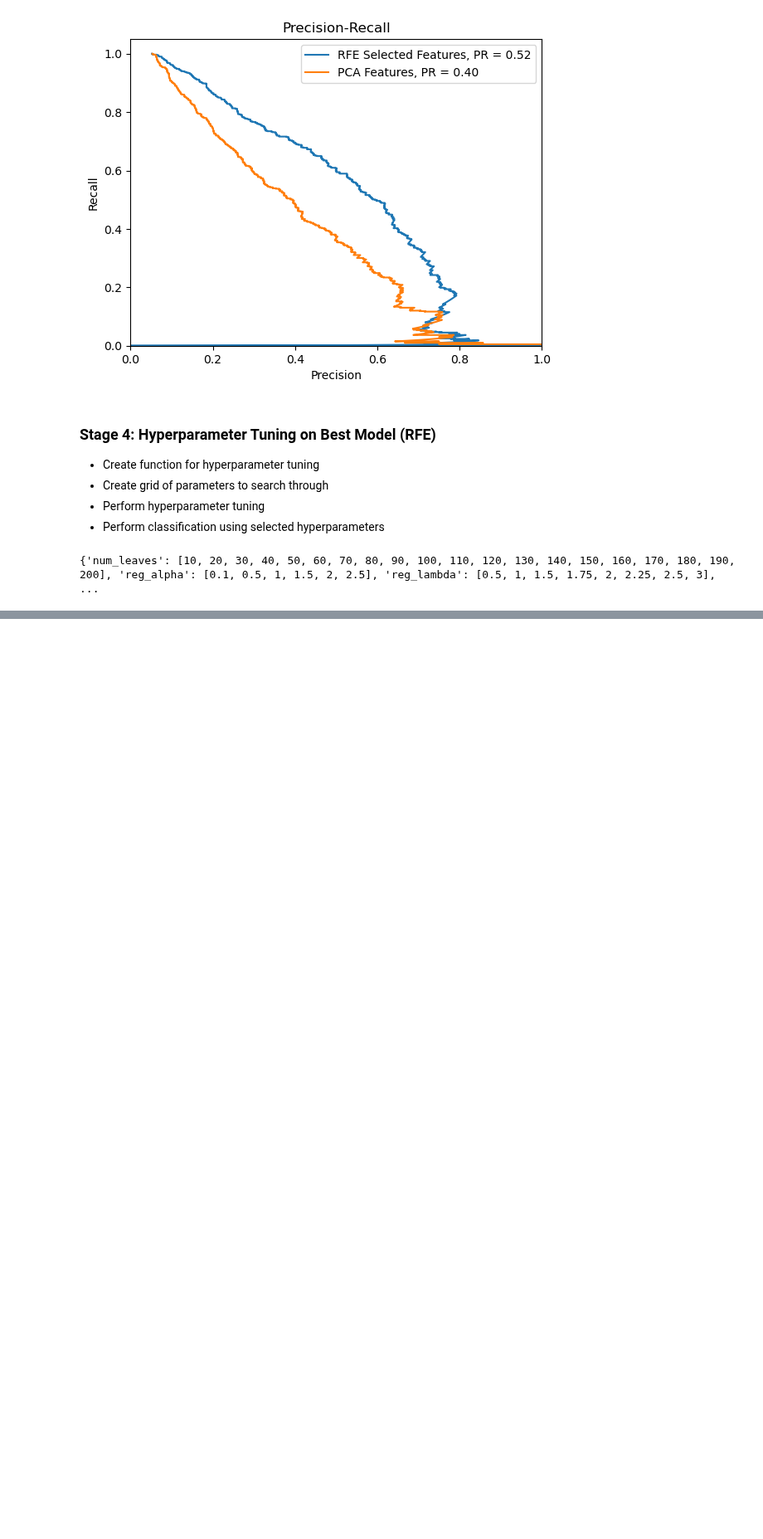
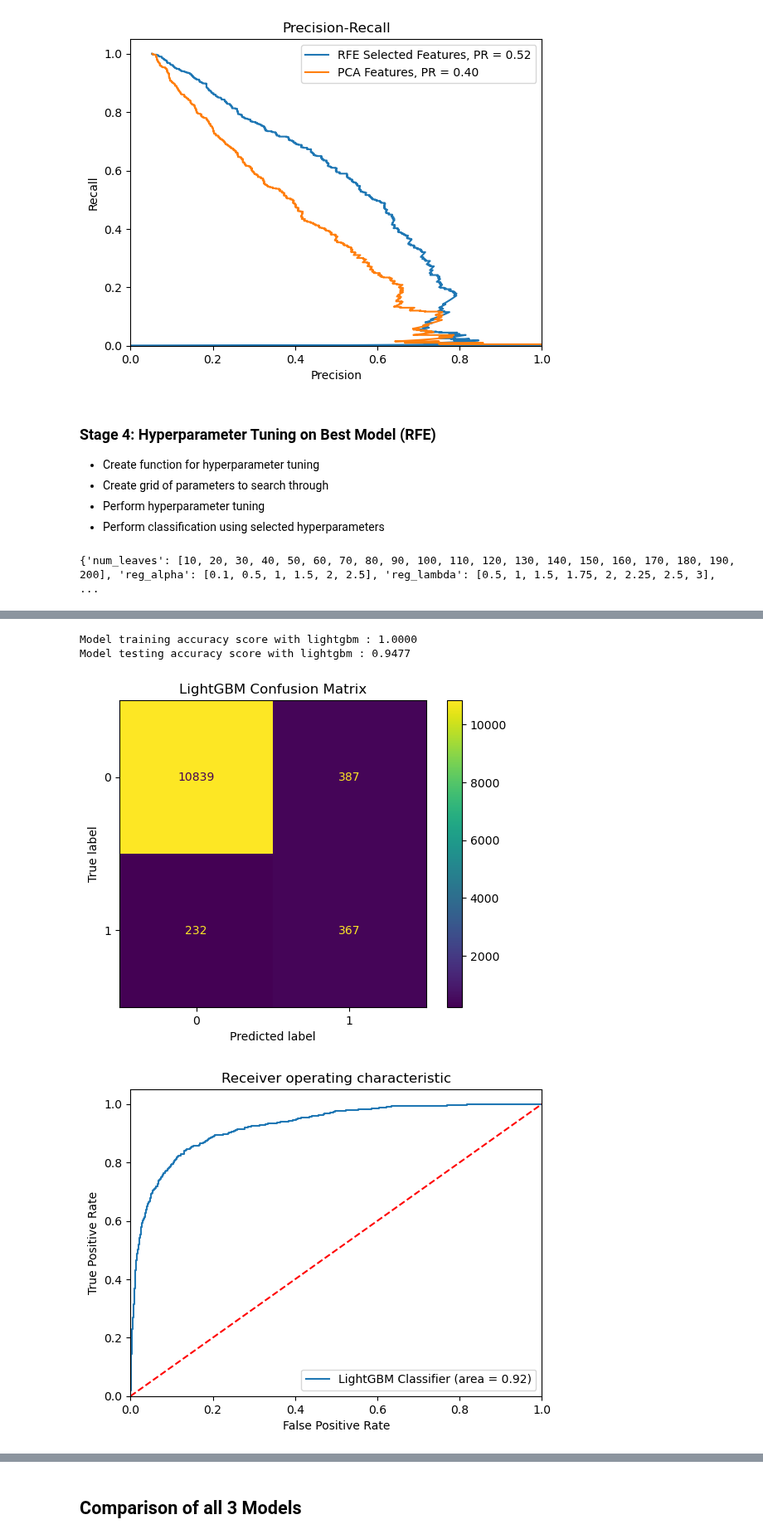
Before and after one commit to claudia-07/DSA4262-ACMXZ, a Jupyter notebook: modelling/lightgbm.ipynb, the cells around one changed output, grey strips where cells are left out. Shown at 83% size. Saved outputs shown, nothing was run; the diff lists cells and outputs as text; code cells hidden in the pictures; blank space fills up the shorter version.

Commit message:
added all 5 types of modelling

```diff
--- a/modelling/lightgbm.ipynb
+++ b/modelling/lightgbm.ipynb
@@ -321,0 +303,8 @@ Fitting 5 folds for each of 100 candidates, totalling 500 fits
+# %%
+hyperparameter_model = lgbmodel(X_train[best_var], y_train, X_test[best_var], y_test,
+                                    scale_pos_weight = 2, reg_lambda = 1, reg_alpha=1, num_leaves =100, n_estimators=270, min_child_weight = 4.0, min_child_samples = 60, max_depth= 80)
+# %% [output]
+Model training accuracy score with lightgbm : 1.0000
+Model testing accuracy score with lightgbm : 0.9477
+[figure, added]
+[figure, added]
@@ -321,0 +312,2 @@ Fitting 5 folds for each of 100 candidates, totalling 500 fits
+# %% [markdown]
+## Comparison of all 3 Models
```
Also changed, not shown: parts of 7 cells of this notebook.
